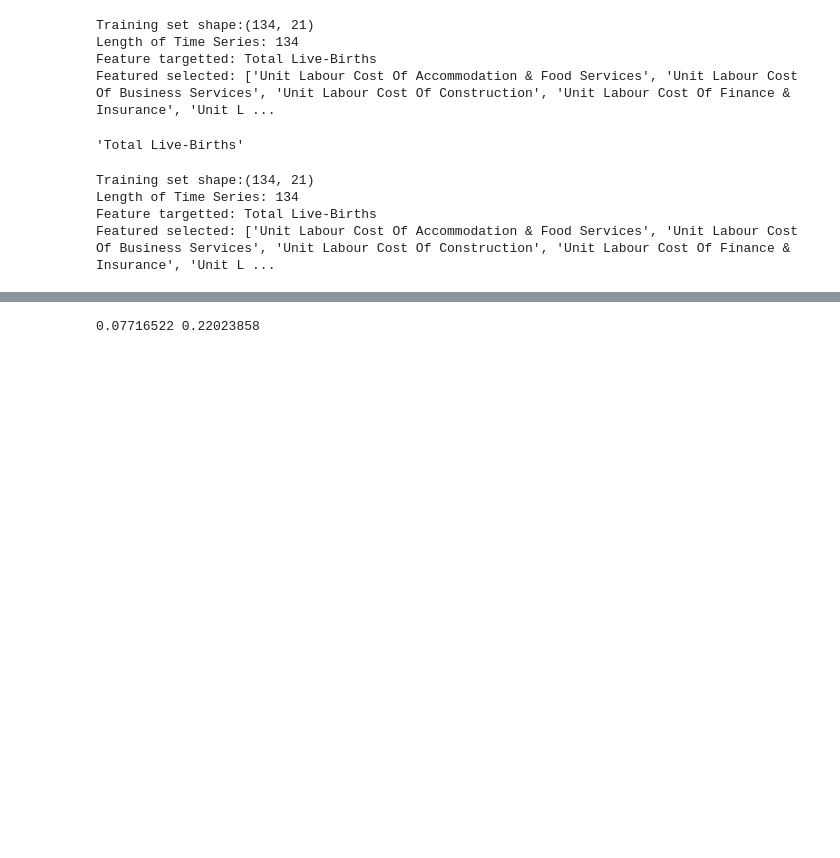
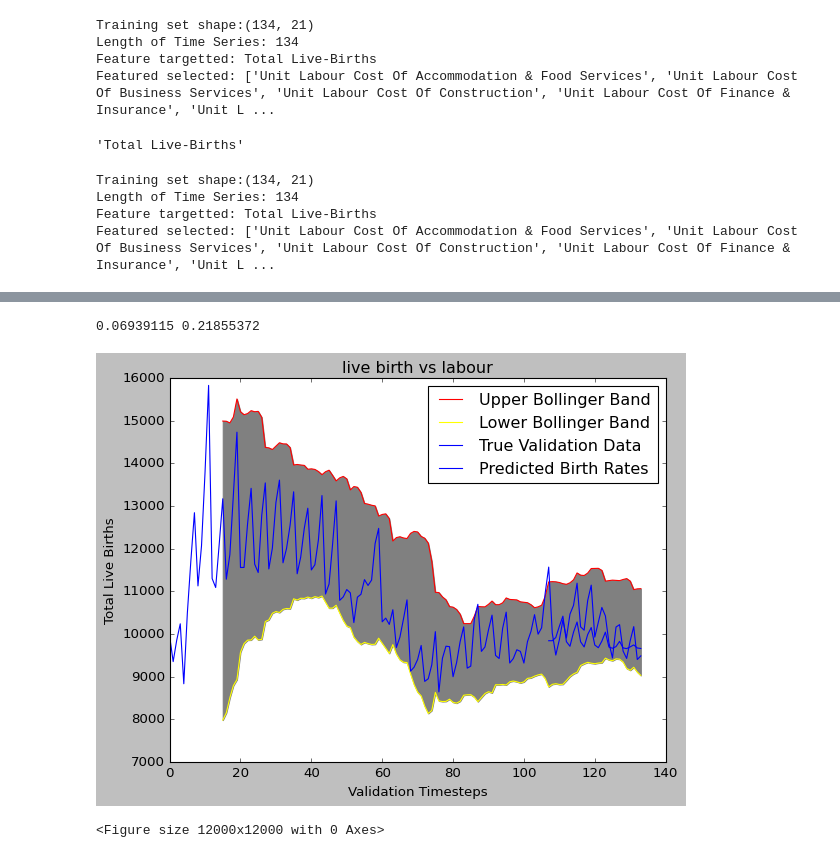
Before and after one commit to KosmonautX/osiris, a Jupyter notebook: TemporalConvBlock.ipynb, the cells around one changed output, grey strips where cells are left out. Cells and saved outputs as stored; diff of their text form; code cells hidden in the pictures; blank space fills up the shorter version.

```diff
--- a/TemporalConvBlock.ipynb
+++ b/TemporalConvBlock.ipynb
@@ -621,31 +391,33 @@ preds = np.concatenate(preds)
 # %%
 preds_rel = preds
 true_rel = true
-raw.loc[len(raw)-len(preds):len(raw), 'pred'] = preds*(y_test_max-y_test_min+ 1e-9) + y_test_min
-raw.loc[len(raw)-len(preds):len(raw), 'test'] = true*(y_test_max-y_test_min+ 1e-9) + y_test_min
+raw.loc[len(raw)-len(preds)+1:len(raw), 'pred'] = (preds*(y_test_max-y_test_min+ 1e-9) + y_test_min)[:-1]
+raw.loc[len(raw)-len(preds)+1:len(raw), 'test'] = (true*(y_test_max-y_test_min+ 1e-9) + y_test_min)[:-1]
 plt.style.use('classic')
 plt.plot(raw['bolu'],color="red", label='Upper Bollinger Band')
 plt.plot(raw['bold'],color="yellow", label='Lower Bollinger Band')
 plt.plot(raw['total'], label='True Validation Data')
 plt.plot(raw['pred'],color="blue", label='Predicted Birth Rates')
 plt.title("live birth vs labour")
 plt.xlabel("Validation Timesteps")
 plt.ylabel("Total Live Births")
 plt.legend(loc="upper right")
 plt.fill_between(raw.index,raw['bolu'],raw['bold'], color='gray')
 plt.figure(figsize=(10, 10), dpi=1200)
 fig1 = plt.gcf()
 fig1.savefig('plot_outputs/birthvs' + sector +'.png')
 
 mse = mean_squared_error(true, preds)
 mae = mean_absolute_error(true, preds)
 #classification_report(true,preds)
 print(mse, mae)
 # convert to binary classification
 # statistical significance => problem space
 # lagging data=> m
 # %% [output]
-0.07716522 0.22023858
+0.06939115 0.21855372
+[figure, added]
+<Figure size 12000x12000 with 0 Axes>
 # %%
 raw.pred.count()
 # %%
```
Also changed, not shown: parts of 3 cells of this notebook, 16 other files.
